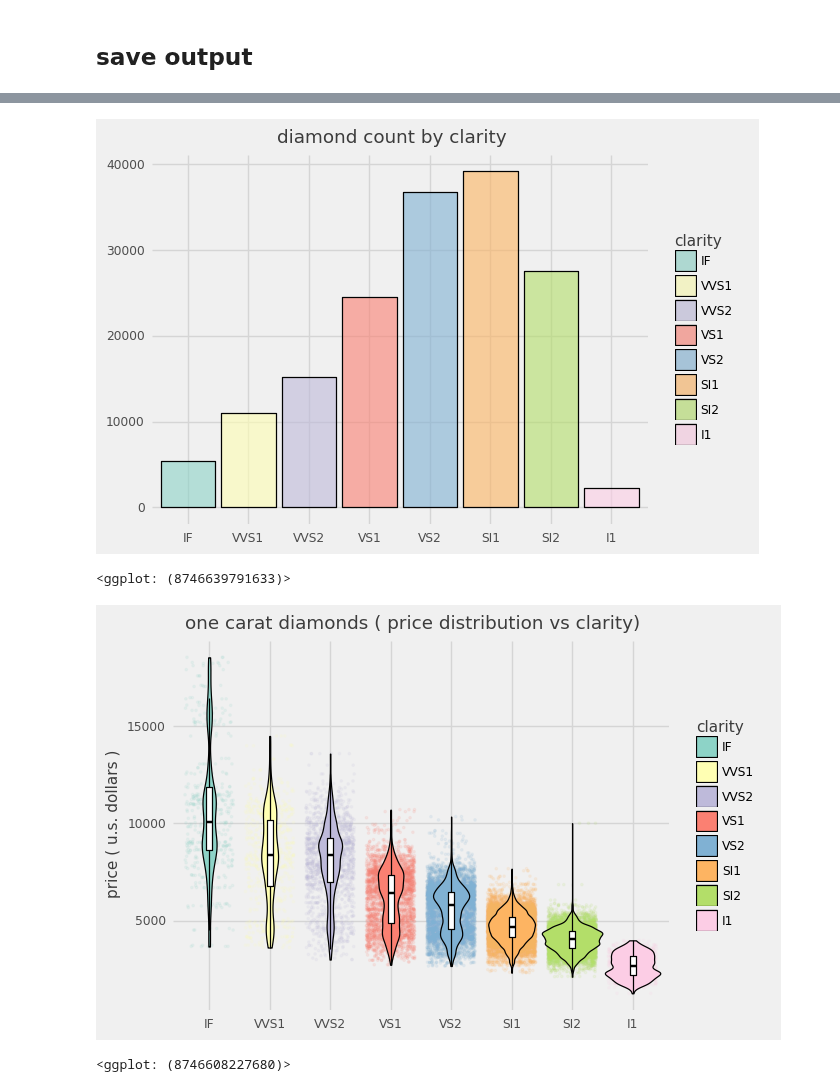
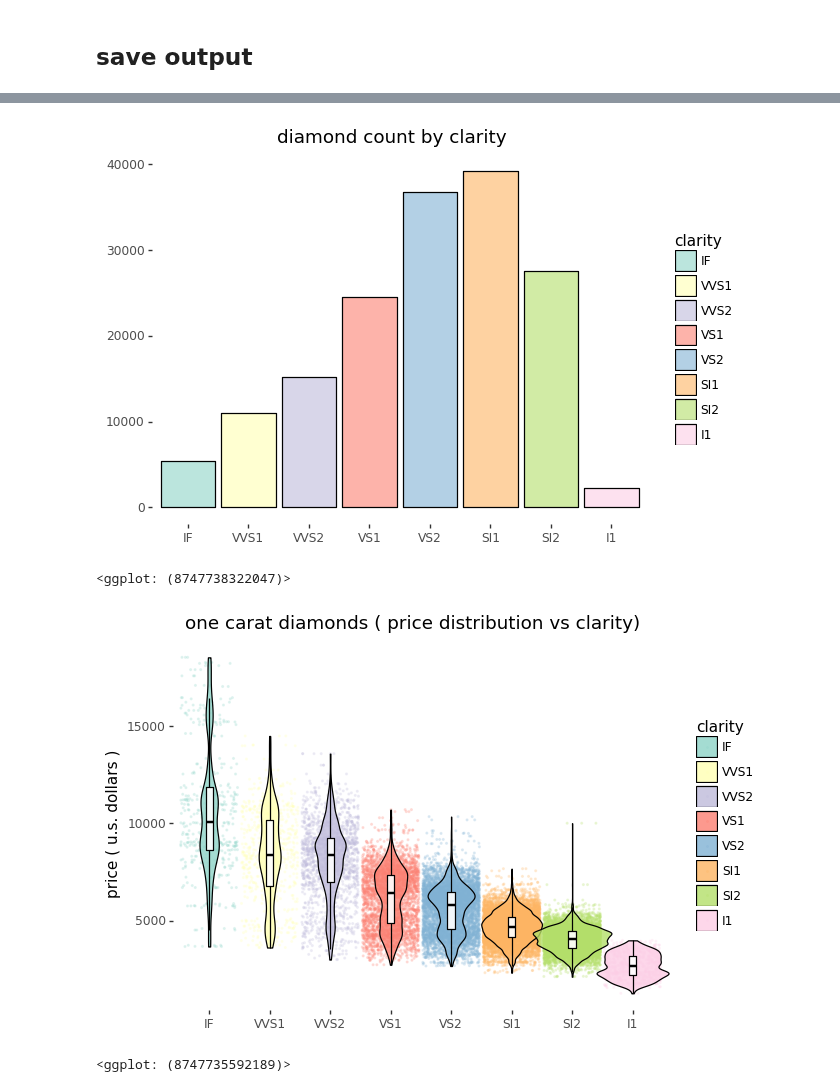
Before and after one commit to usefulmove/code, a Jupyter notebook: python/plotnine/exploratory_data_analysis.ipynb, the cells around one changed output, grey strips where cells are left out. Drawn from its saved outputs; the diff is of its cells as text; code cells hidden in the pictures.

```diff
--- a/python/plotnine/exploratory_data_analysis.ipynb
+++ b/python/plotnine/exploratory_data_analysis.ipynb
@@ -139,5 +118,6 @@ p
 # %%
 from plotnine import geom_bar
+from plotnine.scales import scale_x_discrete
 
 p = (ggplot(diamonds)
     + aes(x="clarity", fill="clarity")
@@ -145,29 +125,30 @@ p = (ggplot(diamonds)
     + scale_x_discrete(limits=clarity_list)
     + scale_fill_brewer(type="qual", palette="Set3", limits=clarity_list)
     + labs(title="diamond count by clarity", x="", y="")
-    + theme_538()
+    + theme_tufte()
     )
 p
 # %% [output]
-[figure, old version]
+[figure, new version]
-<ggplot: (8746639791633)>
+<ggplot: (8747738322047)>
 # %%
 from plotnine import geom_violin, geom_boxplot, geom_jitter
+from plotnine.themes import theme_tufte
 
 one_carat_diamonds = diamonds.query("carat >= 0.9 and carat <= 1.1")
 
 p = (ggplot(one_carat_diamonds)
     + aes(x="clarity", y="price", fill="clarity")
-    + geom_jitter(aes(color="clarity"), size=0.5, alpha=0.1)
-    + geom_violin(color="#000", width=1)
-    + geom_boxplot(color="#000", fill="#fff", width=0.1, outlier_shape="")
+    + geom_jitter(aes(color="clarity"), size=0.3, alpha=0.2, width=0.47)
+    + geom_violin(color="#000", width=1.3, alpha=0.8)
+    + geom_boxplot(color="#000", fill="#fff", alpha=0.9, width=0.12, outlier_shape="")
     + scale_x_discrete(limits=clarity_list)
     + scale_fill_brewer(type="qual", palette="Set3", limits=clarity_list)
     + scale_color_brewer(type="qual", palette="Set3", limits=clarity_list)
     + labs(title="one carat diamonds ( price distribution vs clarity)", x="", y="price ( u.s. dollars )")
-    + theme_538()
+    + theme_tufte()
     )
 p
 # %% [output]
-[figure, old version]
+[figure, new version]
-<ggplot: (8746608227680)>
+<ggplot: (8747735592189)>
```
Also changed, not shown: parts of 6 cells of this notebook.
